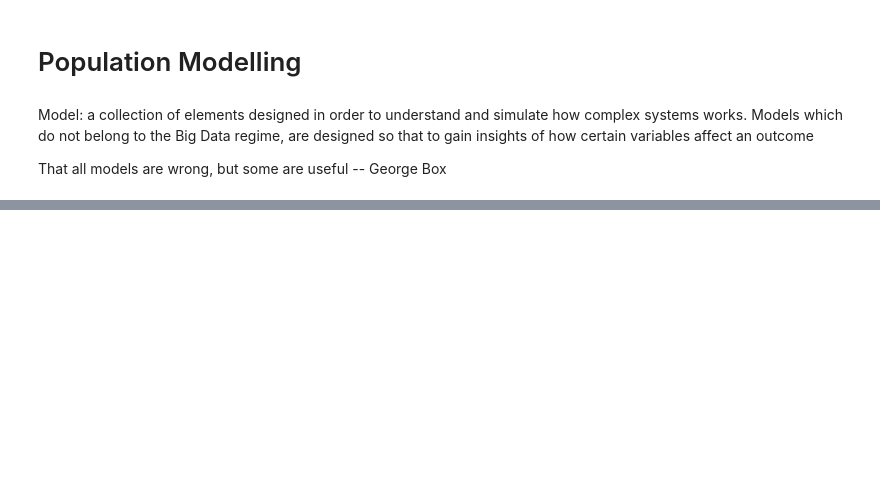
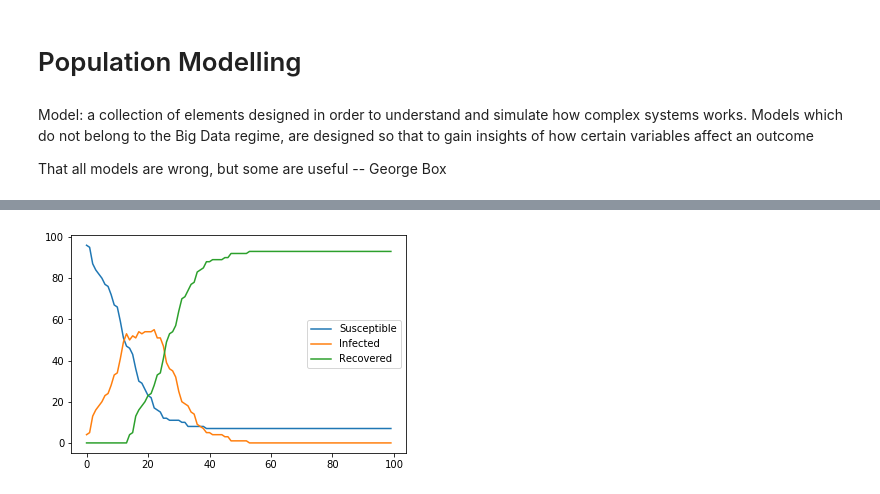
Before and after one commit to pierpaolo28/Epidemics-Modelling, a Jupyter notebook: notebooks/Pupulation.ipynb, the cells around one changed output, grey strips where cells are left out. Saved outputs shown, nothing was run; the diff lists cells and outputs as text; code cells hidden in the pictures; blank space fills up the shorter version.

```diff
--- a/notebooks/Pupulation.ipynb
+++ b/notebooks/Pupulation.ipynb
@@ -125,3 +100,24 @@ index.append(index[::-1][0])
+# %%
+probs_positives = 0.04
+grid_limits = [2, 2]
+min_contact_radious = 0.2
+unlikelyness_of_spread = 0.95
+iterations = 100
+size = 100
+chaotic = True
+negatives, positives, survivors, x_res, y_res, state, index = pop_simulation(size, iterations,
+                                                                             probs_positives,
+                                                                             grid_limits,
+                                                                             min_contact_radious,
+                                                                             unlikelyness_of_spread,
+                                                                             chaotic)
+plt.plot(negatives, label='Susceptible')
+plt.plot(positives, label='Infected')
+plt.plot(survivors, label='Recovered')
+plt.legend()
+plt.show()
+# %% [output]
+[figure, added]
 # %%
 d = {'x_pos': x_res, 'y_pos': y_res, 'state': state, 'index':index}
 df = pd.DataFrame(data=d)
```
Also changed, not shown: parts of 11 cells of this notebook, 2 other files.
